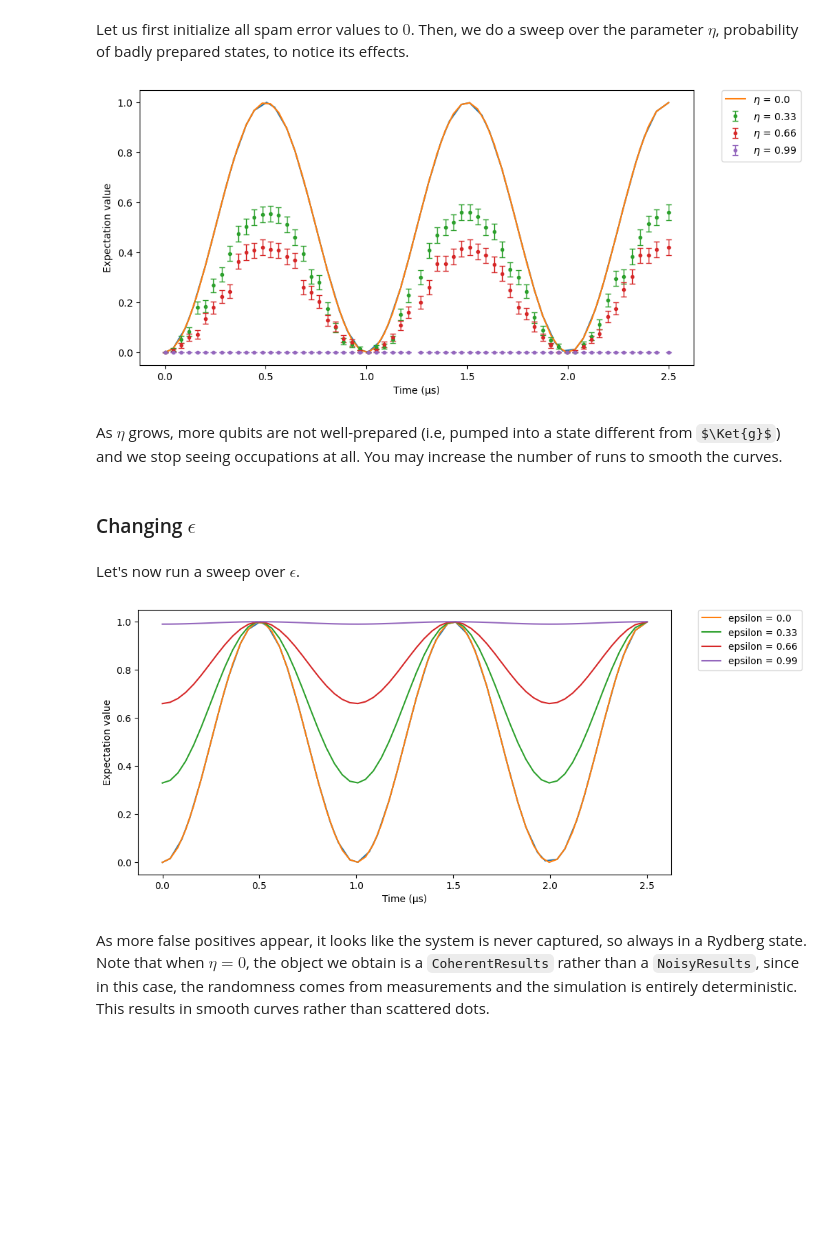
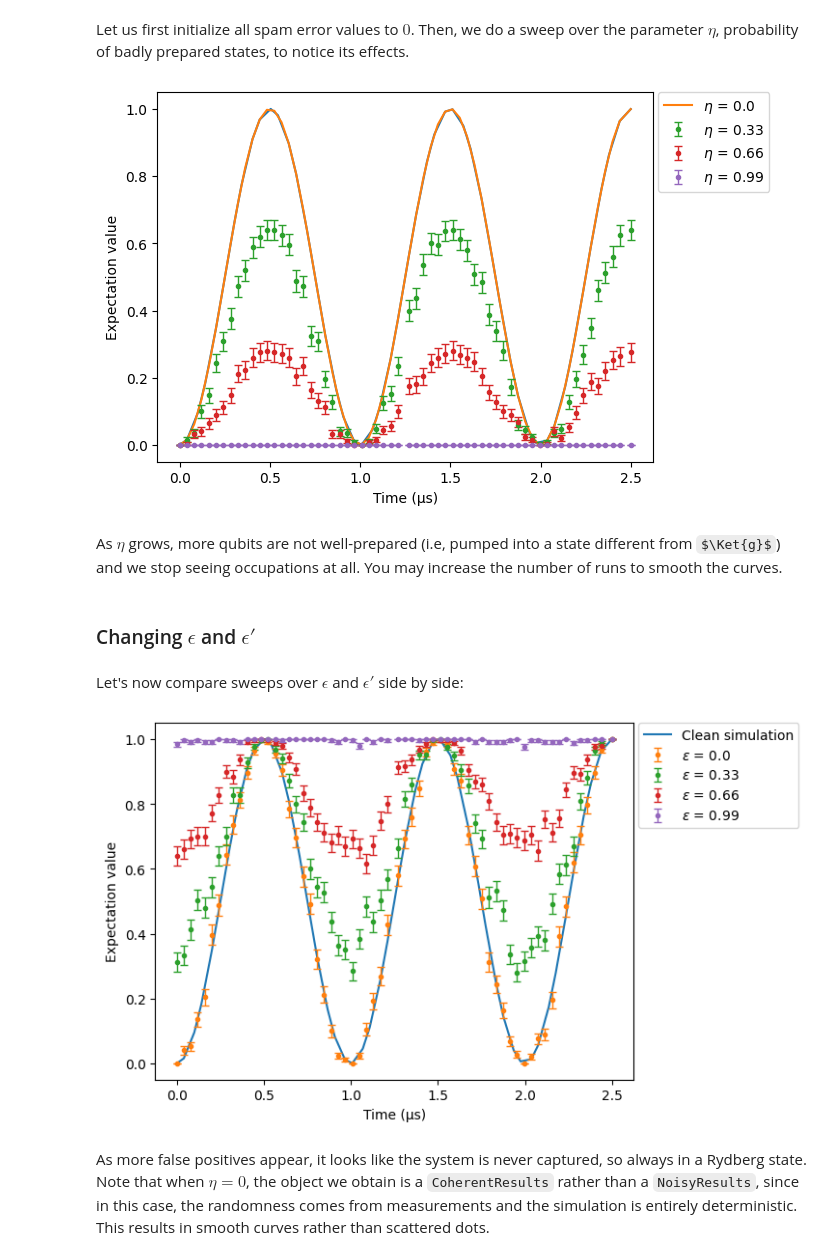
Before and after one commit to pasqal-io/Pulser, a Jupyter notebook: tutorials/advanced_features/Simulating with SPAM errors.ipynb, the cells around one changed output. Drawn from its saved outputs; the diff is of its cells as text; code cells hidden in the pictures; some formulas as TeX source; blank space fills up the shorter version.

```diff
--- a/tutorials/advanced_features/Simulating with SPAM errors.ipynb
+++ b/tutorials/advanced_features/Simulating with SPAM errors.ipynb
@@ -69,9 +72,10 @@ SPAM dictionary:       {'eta': 0.005, 'epsilon': 0.01, 'epsilon_prime': 0.05}
 # %%
-res_spam.plot(obs, label="Simu with SPAM errors")
+res_spam.plot(obs, label="With SPAM errors")
+
+# Now run the clean simulation:
 sim.reset_config()
-sim.eval_times = "Full"
 res_clean = sim.run()
-res_clean.plot(obs, label="Clean simu")
+res_clean.plot(obs, label="Clean simulation")
 plt.legend(bbox_to_anchor=(1.05, 1), loc="upper left", borderaxespad=0.0)
 plt.show()
 # %% [output]
@@ -93,36 +104,34 @@ We can see here that the population doesn't go well above $0.6 = 1 - \eta$, whic
 # %% [markdown]
 Let us first initialize all spam error values to $0$. Then, we do a sweep over the parameter $\eta$, probability of badly prepared states, to notice its effects.
 # %%
-plt.figure(figsize=(10, 5))
 res_clean.plot(obs)
 for eta in np.linspace(0, 0.99, 4):
     config_spam_eta = SimConfig(
         noise="SPAM", eta=eta, runs=50, epsilon=0, epsilon_prime=0
     )
     sim.set_config(config_spam_eta)
     sim.run().plot(obs, label=rf"$\eta$ = {eta}")
-plt.legend(bbox_to_anchor=(1.05, 1), loc="upper left", borderaxespad=0.0)
+plt.legend(bbox_to_anchor=(1.01, 1), loc="upper left", borderaxespad=0.0)
 plt.show()
 # %% [output]
-[figure, old version]
+[figure, new version]
 # %% [markdown]
 As $\eta$ grows, more qubits are not well-prepared (i.e, pumped into a state different from $\Ket{g}$) and we stop seeing occupations at all. You may increase the number of runs to smooth the curves.
 # %% [markdown]
-### Changing $\epsilon$
+### Changing $\epsilon$ and $\epsilon'$
 # %% [markdown]
-Let's now run a sweep over $\epsilon$.
+Let's now compare sweeps over $\epsilon$ and $\epsilon'$ side by side:
 # %%
-plt.figure(figsize=(10, 5))
-res_clean.plot(obs)
+res_clean.plot(obs, label="Clean simulation")
 for eps in np.linspace(0, 0.99, 4):
     config_spam_eps = SimConfig(
-        noise="SPAM", eta=0, runs=50, epsilon=eps, epsilon_prime=0
+        noise="SPAM", eta=1e-8, runs=50, epsilon=eps, epsilon_prime=0
     )
     sim.set_config(config_spam_eps)
-    sim.run().plot(obs, label=f"epsilon = {eps}")
-plt.legend(bbox_to_anchor=(1.05, 1), loc="upper left", borderaxespad=0.0)
+    sim.run().plot(obs, label=rf"$\epsilon$ = {eps}")
+plt.legend(bbox_to_anchor=(1.01, 1), loc="upper left", borderaxespad=0.0)
 plt.show()
 # %% [output]
-[figure, old version]
+[figure, new version]
 # %% [markdown]
 As more false positives appear, it looks like the system is never captured, so always in a Rydberg state. Note that when $\eta=0$, the object we obtain is a `CoherentResults` rather than a `NoisyResults`, since in this case, the randomness comes from measurements and the simulation is entirely deterministic. This results in smooth curves rather than scattered dots.
```
Also changed, not shown: parts of 10 cells of this notebook.
